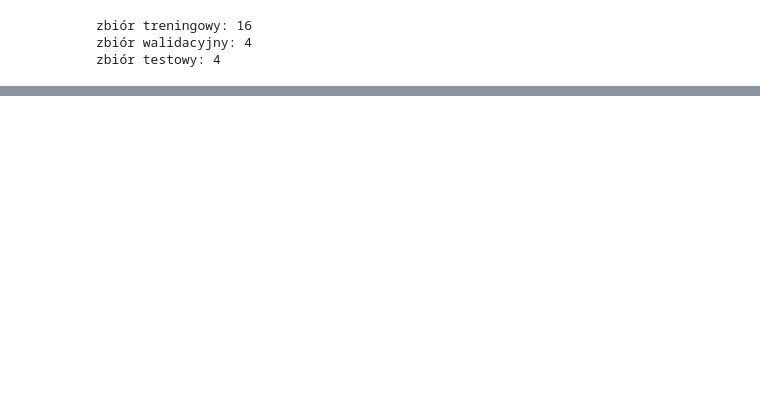
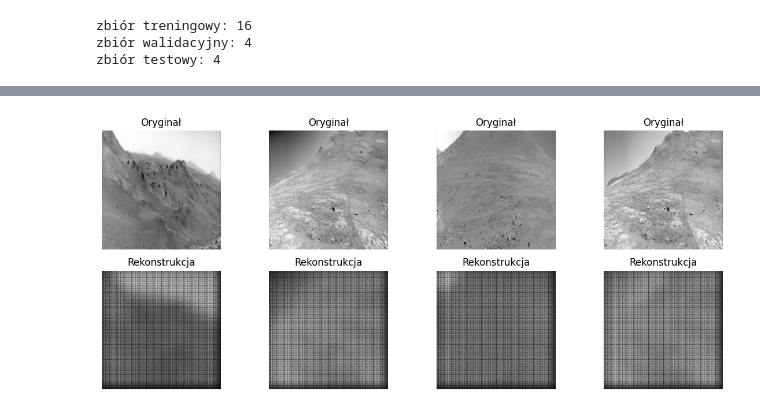
Before and after one commit to pevu97/EdgeAI, a Jupyter notebook: EdgeAI.ipynb, the cells around one changed output, grey strips where cells are left out. Saved outputs shown, nothing was run; the diff lists cells and outputs as text; code cells hidden in the pictures; blank space fills up the shorter version.

```diff
--- a/EdgeAI.ipynb
+++ b/EdgeAI.ipynb
@@ -142,0 +234,32 @@ test_loader = DataLoader(test_dataset, batch_size=32, shuffle=False)
+# %%
+def show_reconstructions(model, dataloader, device, n=5):
+    model.eval()
+
+    images = next(iter(dataloader))
+    images = images.to(device)
+
+    with torch.no_grad():
+        outputs = model(images)
+
+    images = images.cpu().numpy()
+    outputs = outputs.cpu().numpy()
+
+    plt.figure(figsize=(12, 5))
+
+    for i in range(n):
+        plt.subplot(2, n, i + 1)
+        plt.imshow(images[i][0], cmap='gray')
+        plt.axis('off')
+        plt.title('Oryginał')
+
+        plt.subplot(2, n, n + i + 1)
+        plt.imshow(outputs[i][0], cmap='gray')
+        plt.axis('off')
+        plt.title('Rekonstrukcja')
+
+    plt.tight_layout()
+    plt.show()
+# %%
+show_reconstructions(model, valid_loader, device, n=4)
+# %% [output]
+[figure, added]
```
Also changed, not shown: parts of 6 cells of this notebook.
